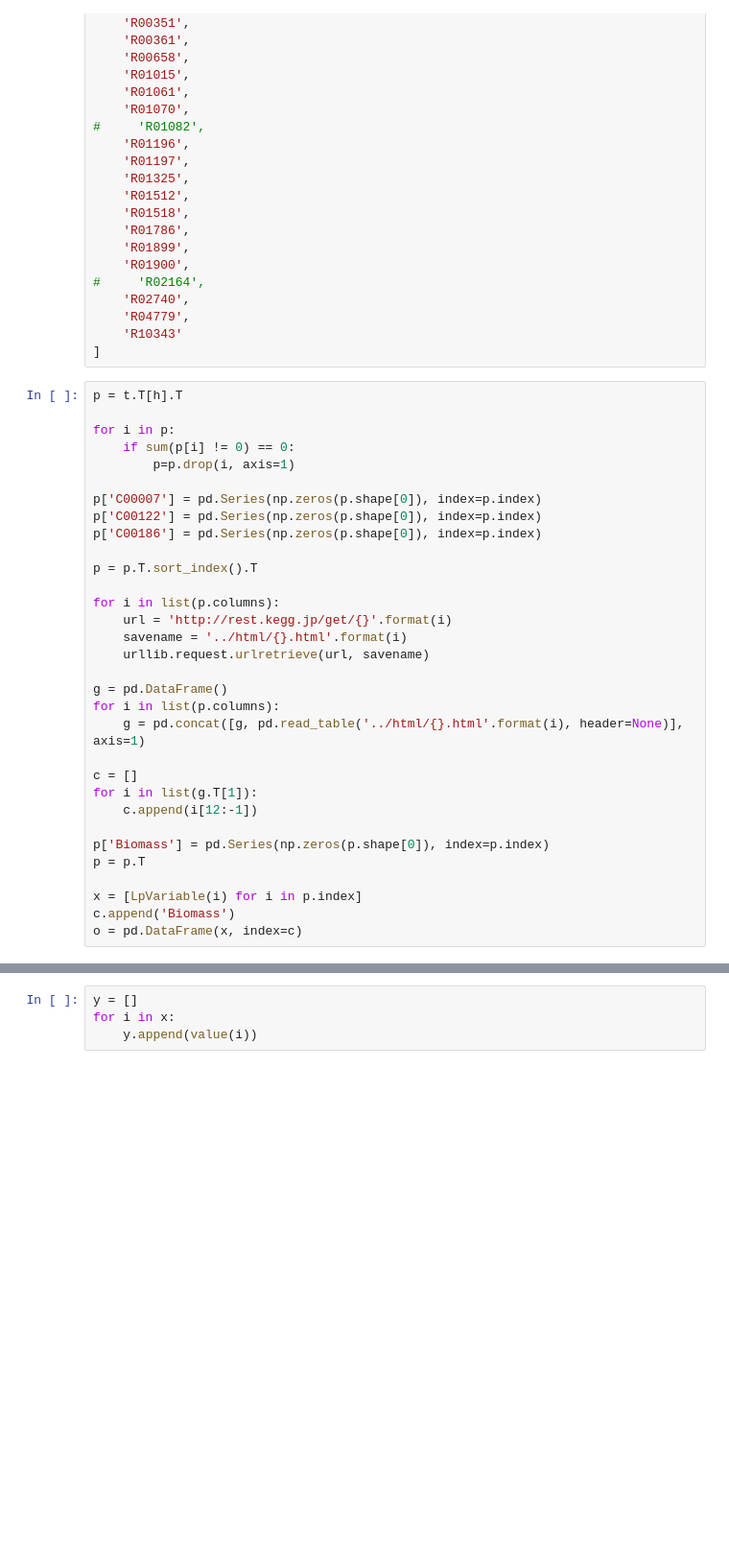
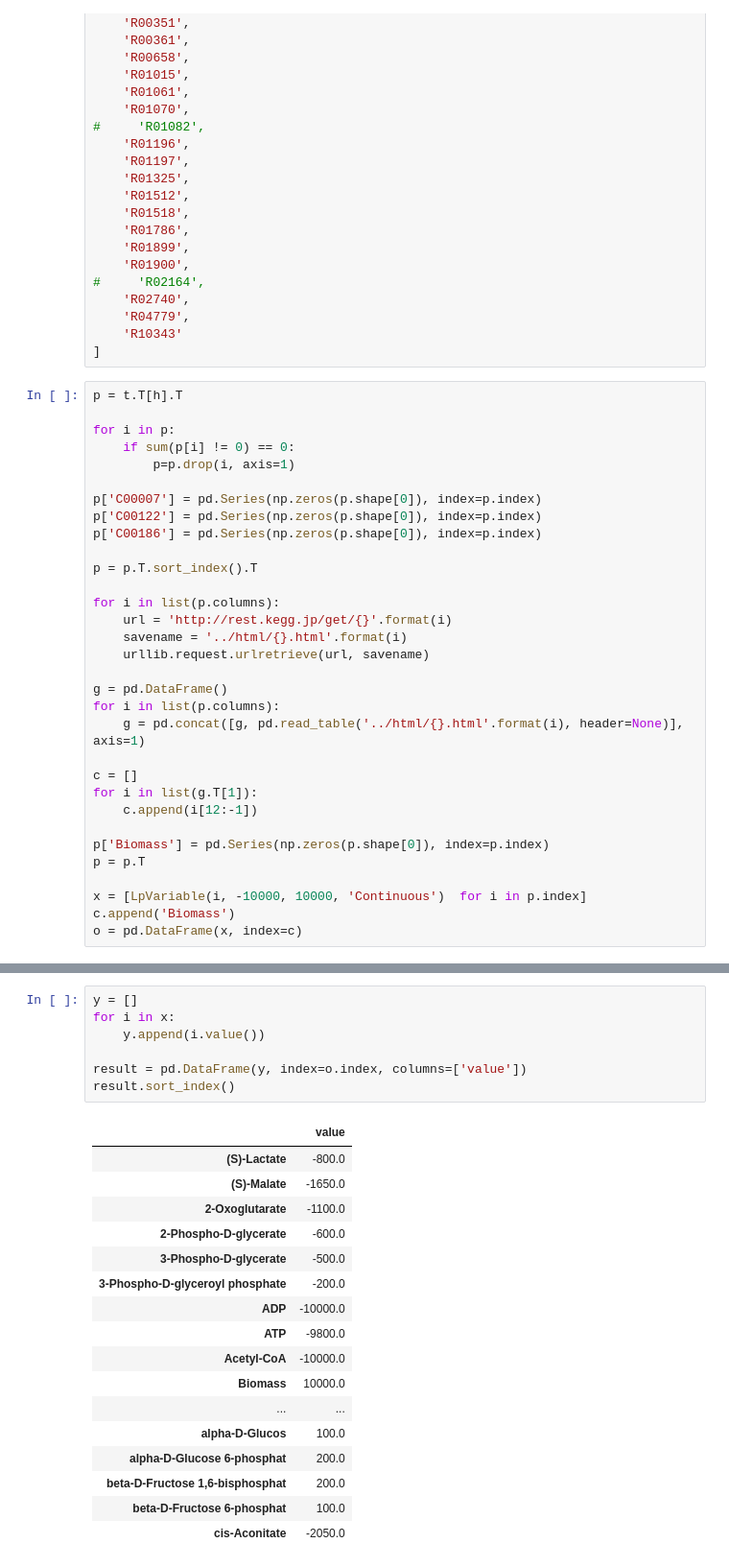
Before and after one commit to inoue0426/Cancer_cell_modeling_using_FBA, a Jupyter notebook: code/optimizer.ipynb, the cells around one changed output, grey strips where cells are left out. Shown at 96% size. Drawn from its saved outputs; the diff is of its cells as text; blank space fills up the shorter version.

```diff
--- a/code/optimizer.ipynb
+++ b/code/optimizer.ipynb
@@ -82,7 +103,7 @@ for i in list(g.T[1]):
 p['Biomass'] = pd.Series(np.zeros(p.shape[0]), index=p.index)
 p = p.T
 
-x = [LpVariable(i) for i in p.index]
+x = [LpVariable(i, -10000, 10000, 'Continuous')  for i in p.index]
 c.append('Biomass')
 o = pd.DataFrame(x, index=c)
 # %%
@@ -149,4 +160,25 @@ Unbounded
 # %%
 y = []
 for i in x:
-    y.append(value(i))
+    y.append(i.value())
+
+result = pd.DataFrame(y, index=o.index, columns=['value'])
+result.sort_index()
+# %% [output]
+|  | value |
+| (S)-Lactate | -800.0 |
+| (S)-Malate | -1650.0 |
+| 2-Oxoglutarate | -1100.0 |
+| 2-Phospho-D-glycerate | -600.0 |
+| 3-Phospho-D-glycerate | -500.0 |
+| 3-Phospho-D-glyceroyl phosphate | -200.0 |
+| ADP | -10000.0 |
+| ATP | -9800.0 |
+| Acetyl-CoA | -10000.0 |
+| Biomass | 10000.0 |
+| ... | ... |
+| alpha-D-Glucos | 100.0 |
+| alpha-D-Glucose 6-phosphat | 200.0 |
+| beta-D-Fructose 1,6-bisphosphat | 200.0 |
+| beta-D-Fructose 6-phosphat | 100.0 |
+| cis-Aconitate | -2050.0 |
```
Also changed, not shown: parts of 5 cells of this notebook, 1 other file.
